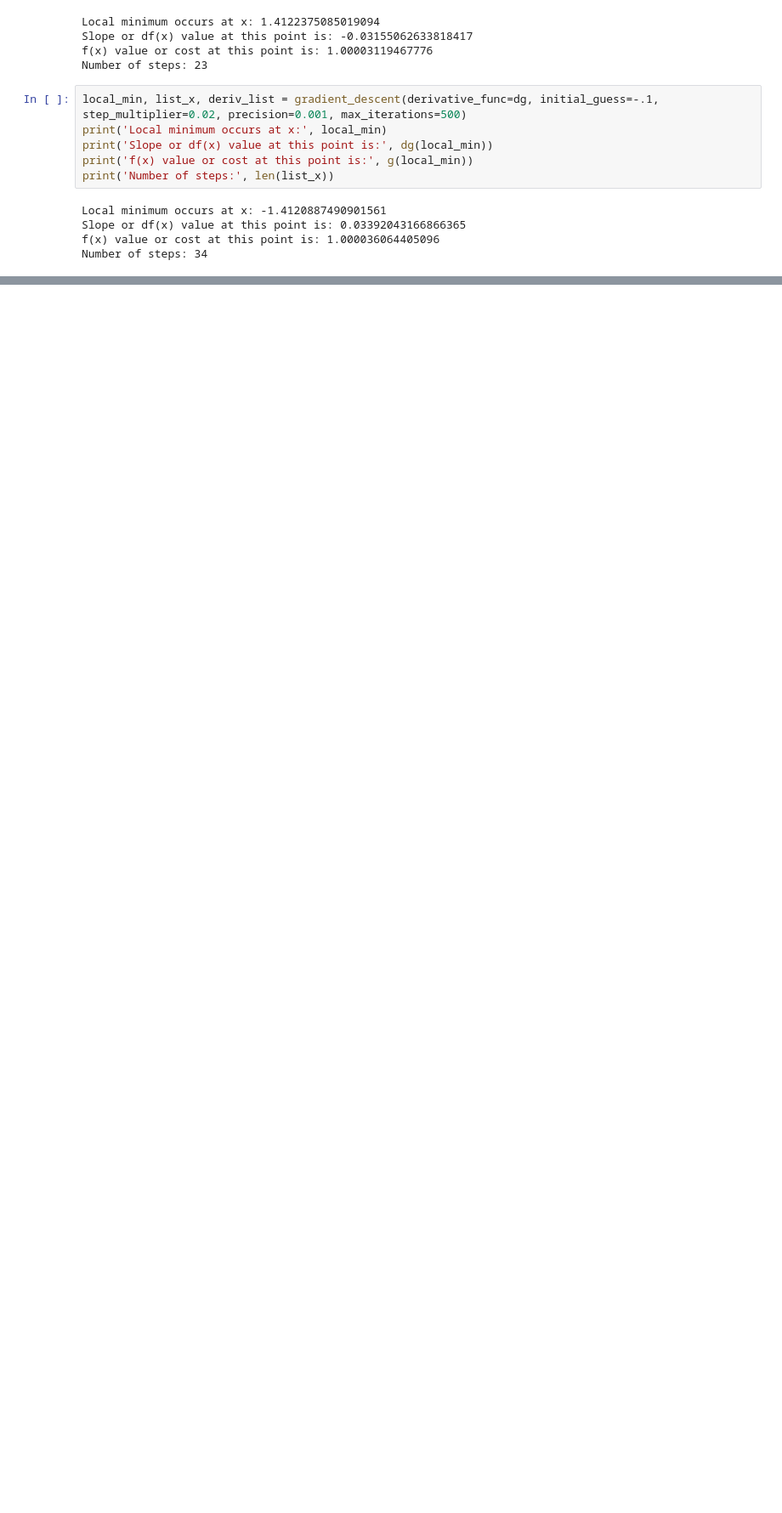
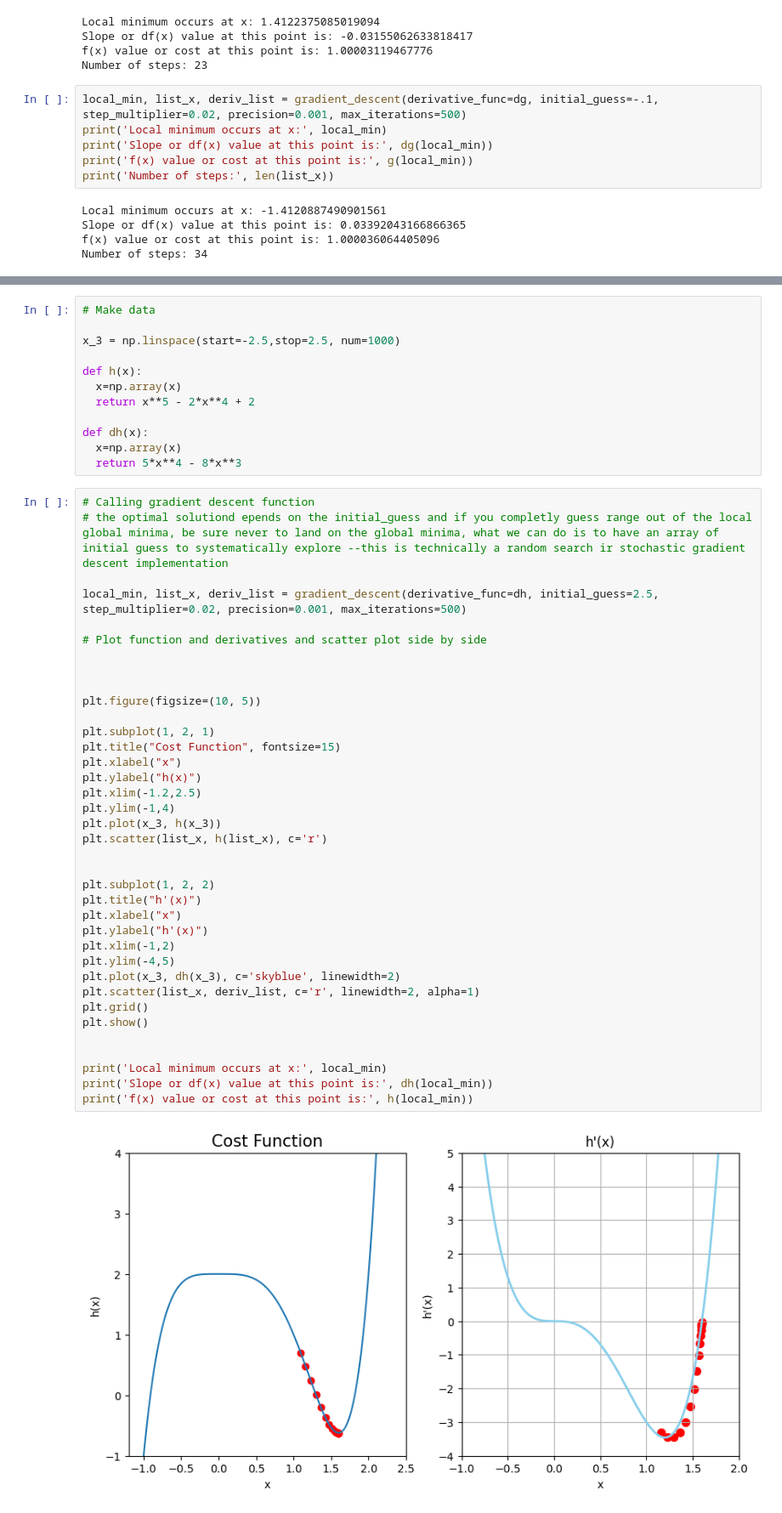
Before and after one commit to dprobity/machinelearning, a Jupyter notebook: gradient_descent.ipynb, the cells around one changed output, grey strips where cells are left out. Shown at 85% size. Drawn from its saved outputs; the diff is of its cells as text; blank space fills up the shorter version.

Commit message:
implemented the functional with local and global minimum

```diff
--- a/gradient_descent.ipynb
+++ b/gradient_descent.ipynb
@@ -304,0 +310,51 @@ plt.show()
+# %%
+# Make data
+
+x_3 = np.linspace(start=-2.5,stop=2.5, num=1000)
+
+def h(x):
+  x=np.array(x)
+  return x**5 - 2*x**4 + 2
+
+def dh(x):
+  x=np.array(x)
+  return 5*x**4 - 8*x**3
+# %%
+# Calling gradient descent function
+# the optimal solutiond epends on the initial_guess and if you completly guess range out of the local global minima, be sure never to land on the global minima, what we can do is to have an array of initial guess to systematically explore --this is technically a random search ir stochastic gradient descent implementation
+
+local_min, list_x, deriv_list = gradient_descent(derivative_func=dh, initial_guess=2.5, step_multiplier=0.02, precision=0.001, max_iterations=500)
+
+# Plot function and derivatives and scatter plot side by side
+
+
+
+plt.figure(figsize=(10, 5))
+
+plt.subplot(1, 2, 1)
+plt.title("Cost Function", fontsize=15)
+plt.xlabel("x")
+plt.ylabel("h(x)")
+plt.xlim(-1.2,2.5)
+plt.ylim(-1,4)
+plt.plot(x_3, h(x_3))
+plt.scatter(list_x, h(list_x), c='r')
+
+
+plt.subplot(1, 2, 2)
+plt.title("h'(x)")
+plt.xlabel("x")
+plt.ylabel("h'(x)")
+plt.xlim(-1,2)
+plt.ylim(-4,5)
+plt.plot(x_3, dh(x_3), c='skyblue', linewidth=2)
+plt.scatter(list_x, deriv_list, c='r', linewidth=2, alpha=1)
+plt.grid()
+plt.show()
+
+
+print('Local minimum occurs at x:', local_min)
+print('Slope or df(x) value at this point is:', dh(local_min))
+print('f(x) value or cost at this point is:', h(local_min))
+# %% [output]
+[figure, added]
```
Also changed, not shown: parts of 3 cells of this notebook.
